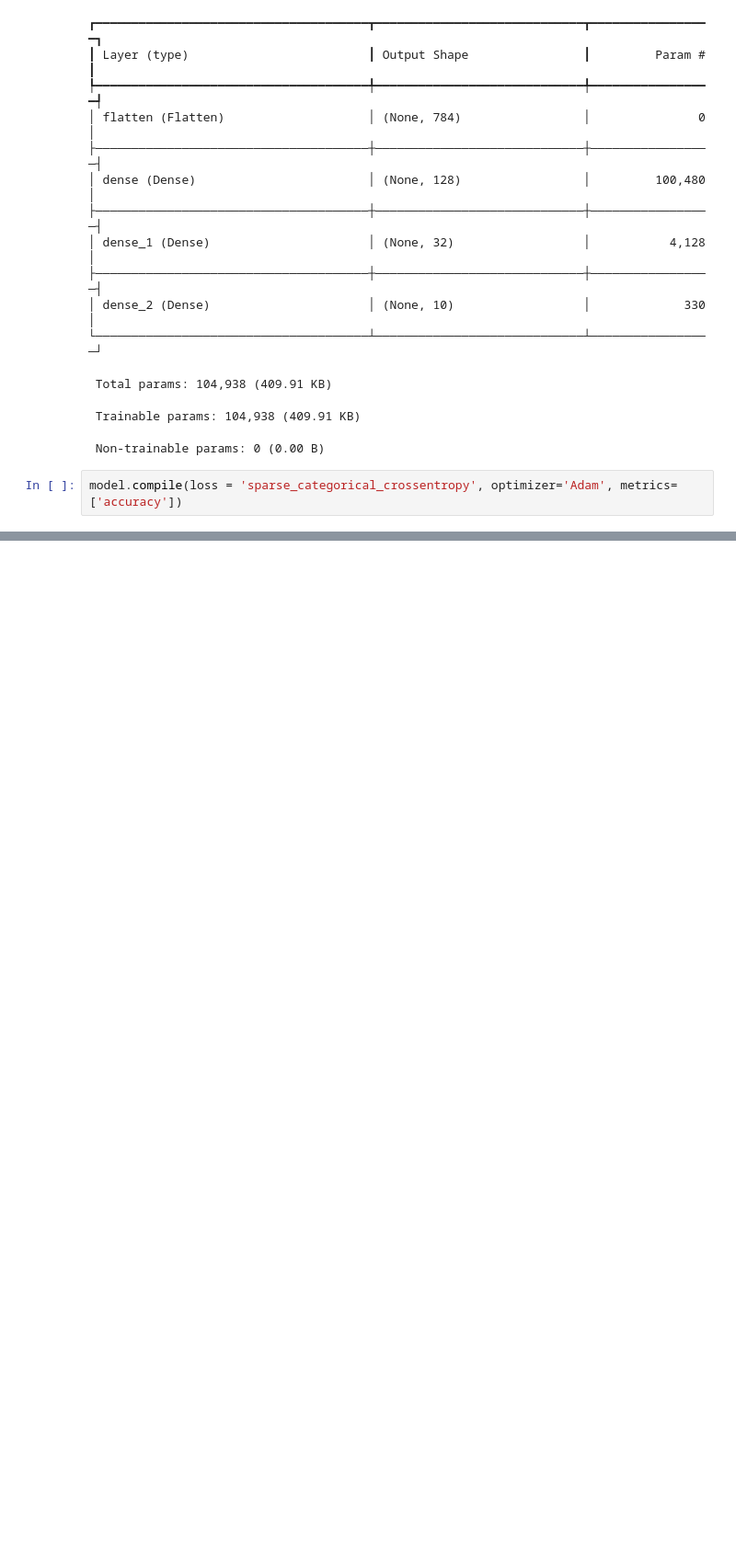
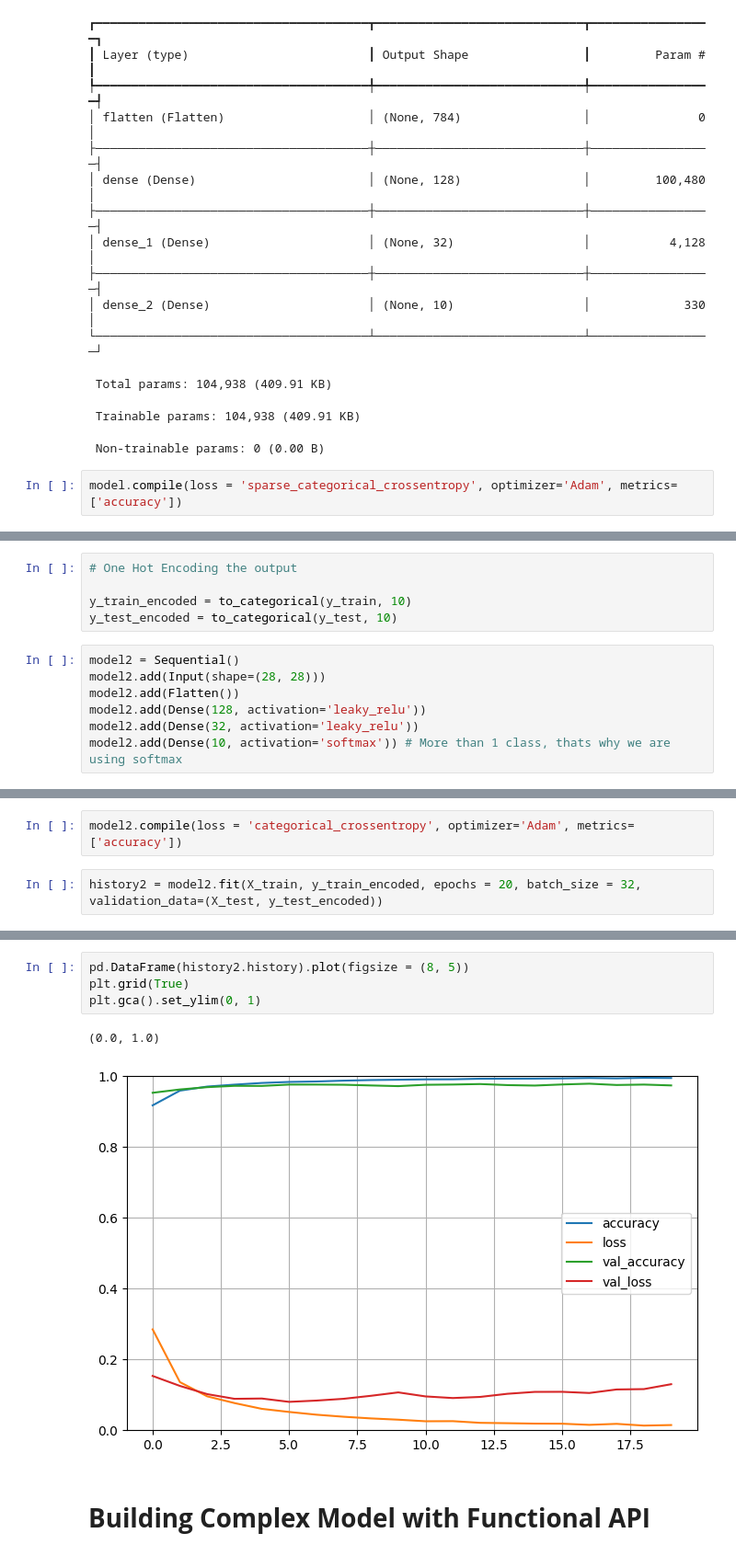
Before and after one commit to sahilkhan-7/handwritten-digit-recognition, a Jupyter notebook: MNIST_Classification.ipynb, the cells around one changed output, grey strips where cells are left out. Shown at 92% size. Saved outputs shown, nothing was run; the diff lists cells and outputs as text; blank space fills up the shorter version.

```diff
--- a/MNIST_Classification.ipynb
+++ b/MNIST_Classification.ipynb
@@ -217,0 +264,12 @@ model.predict(X_test[155].reshape(1, 28, 28)).argmax(axis=1)
+# %%
+# One Hot Encoding the output
+
+y_train_encoded = to_categorical(y_train, 10)
+y_test_encoded = to_categorical(y_test, 10)
+# %%
+model2 = Sequential()
+model2.add(Input(shape=(28, 28)))
+model2.add(Flatten())
+model2.add(Dense(128, activation='leaky_relu'))
+model2.add(Dense(32, activation='leaky_relu'))
+model2.add(Dense(10, activation='softmax')) # More than 1 class, thats why we are using softmax
@@ -217,0 +278,4 @@ model.predict(X_test[155].reshape(1, 28, 28)).argmax(axis=1)
+# %%
+model2.compile(loss = 'categorical_crossentropy', optimizer='Adam', metrics=['accuracy'])
+# %%
+history2 = model2.fit(X_train, y_train_encoded, epochs = 20, batch_size = 32, validation_data=(X_test, y_test_encoded))
@@ -217,0 +300,9 @@ model.predict(X_test[155].reshape(1, 28, 28)).argmax(axis=1)
+# %%
+pd.DataFrame(history2.history).plot(figsize = (8, 5))
+plt.grid(True)
+plt.gca().set_ylim(0, 1)
+# %% [output]
+(0.0, 1.0)
+[figure, added]
+# %% [markdown]
+# **Building Complex Model with Functional API**
```
Also changed, not shown: parts of 36 cells of this notebook.
